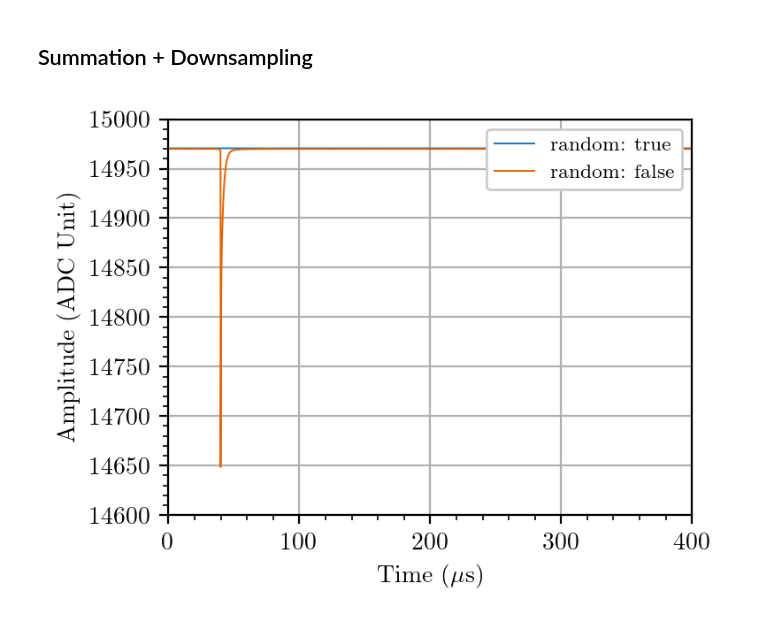
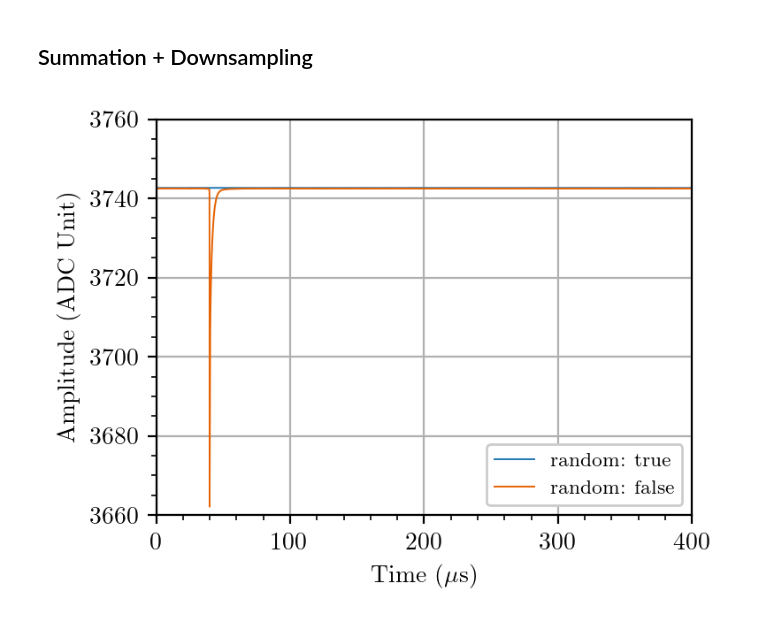
Before and after one commit to darkside-princeton/sipm-analysis, a Jupyter notebook: jupyter/long_wf_liq8.ipynb, the cells around one changed output. Cells and saved outputs as stored; diff of their text form; code cells hidden in the pictures.

```diff
--- a/jupyter/long_wf_liq8.ipynb
+++ b/jupyter/long_wf_liq8.ipynb
@@ -369,6 +369,7 @@ for r in random:
     data_scint[r][-1] = {'time': data_scint[r][channels[0]]['time'], 'sum_wf': np.zeros(data_scint[r][channels[0]]['time'].shape[0])}
     for ch in channels:
         data_scint[r][-1]['sum_wf'] += data_scint[r][ch]['avg_scint_wf']
+    data_scint[r][-1]['sum_wf'] /= len(channels)
 # %%
 # downsampling
 nsub = 10
@@ -377,20 +378,20 @@ for r in random:
 # %%
 # Make plots for all datasets
 # Summed scintillation waveform
 plt.figure(0,figsize=(4,3))
 for i,r in enumerate(random):
     plt.plot(
 		data_scint[r][-1]['time_sub'],
 		data_scint[r][-1]['sum_wf_sub'],linewidth=0.7, label=f'random: {r}')
 # plt.ylim(-0.1, 0.5)
 plt.minorticks_on()
 plt.grid()
-plt.legend(loc='upper right')
+plt.legend(loc='lower right')
 plt.xlabel(r'Time ($\mu$s)', y=0.0)
 plt.ylabel(r'Amplitude (ADC Unit)', x=0.0)
 plt.tight_layout()
 # %% [output]
-[figure, old version]
+[figure, new version]
 # %%
 # Make plots for all datasets
 # Summed scintillation waveform
```
Also changed, not shown: parts of 5 cells of this notebook.
